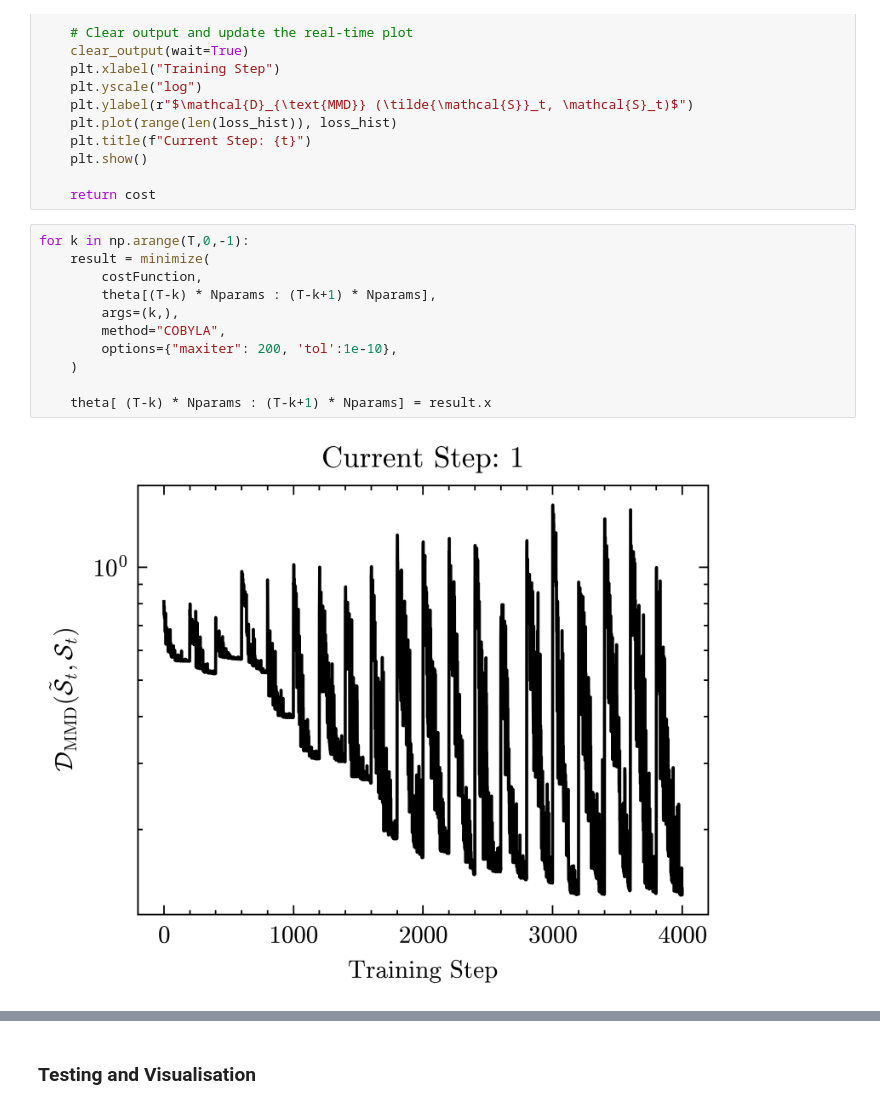
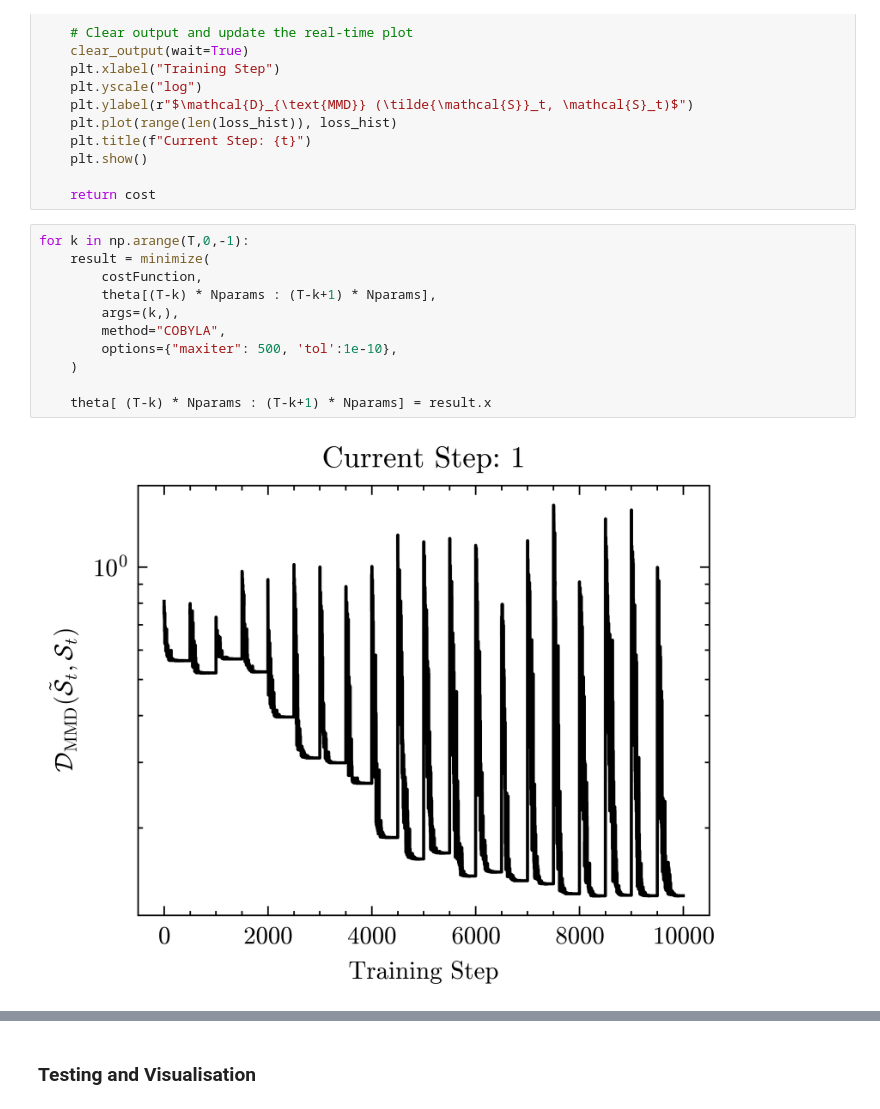
Before and after one commit to DanielQuinn53/QuantumDiffusionDenoising, a Jupyter notebook: Better Attempt/Nosie Correlation/Noise-Ensemble.ipynb, the cells around one changed output, grey strips where cells are left out. Cells and saved outputs as stored; diff of their text form.

```diff
--- a/Better Attempt/Nosie Correlation/Noise-Ensemble.ipynb
+++ b/Better Attempt/Nosie Correlation/Noise-Ensemble.ipynb
@@ -218,16 +218,16 @@ def costFunction(params, t):
 # %%
 for k in np.arange(T,0,-1):
     result = minimize(
         costFunction,
         theta[(T-k) * Nparams : (T-k+1) * Nparams],
         args=(k,),
         method="COBYLA",
-        options={"maxiter": 200, 'tol':1e-10},
+        options={"maxiter": 500, 'tol':1e-10},
     )
 
     theta[ (T-k) * Nparams : (T-k+1) * Nparams] = result.x
 # %% [output]
-[figure, old version]
+[figure, new version]
 # %%
 plt.xlabel("Training Step")
 #plt.yscale('log')
```
Also changed, not shown: parts of 4 cells of this notebook, 4 other files.
